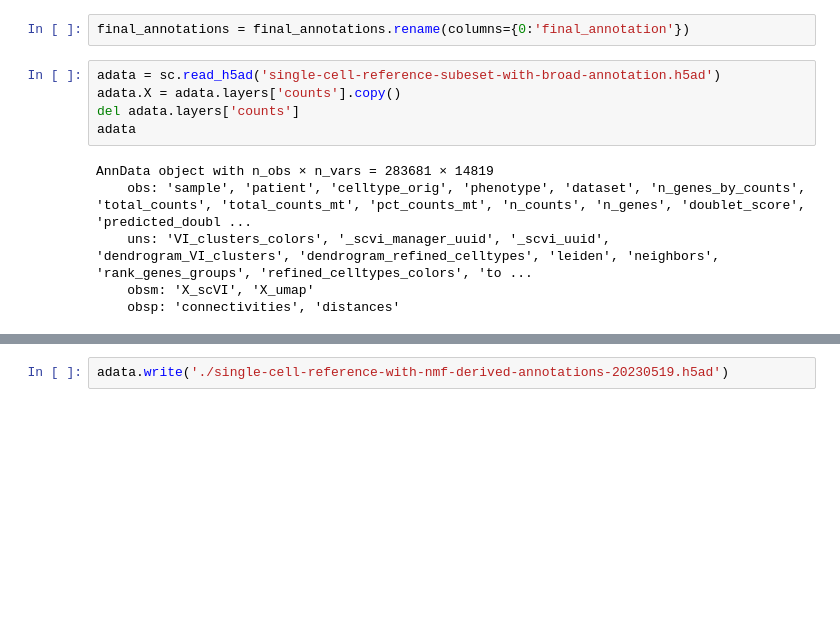
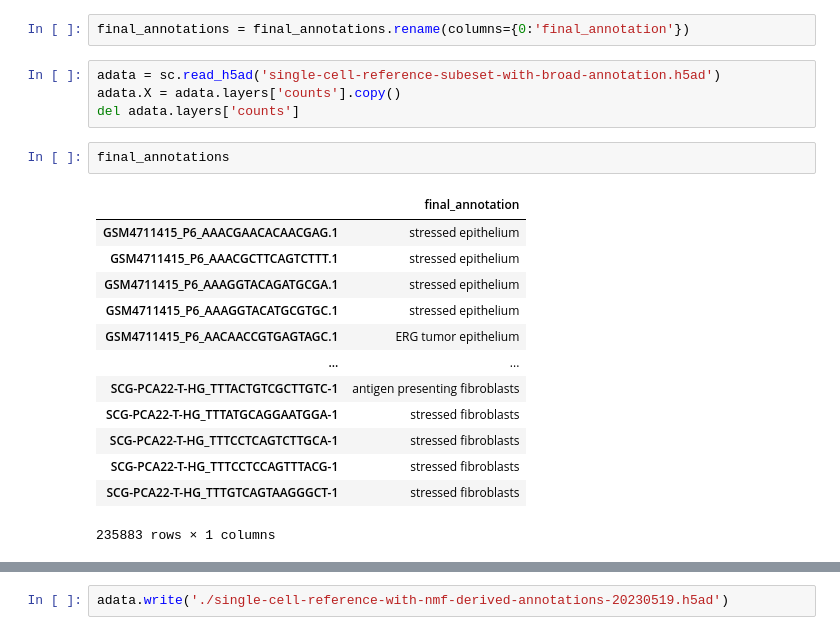
Before and after one commit to akiviaho/spatial, a Jupyter notebook: notebooks/single-cell-annotation-from-nmf.ipynb, the cells around one changed output, grey strips where cells are left out. Drawn from its saved outputs; the diff is of its cells as text; blank space fills up the shorter version.

```diff
--- a/notebooks/single-cell-annotation-from-nmf.ipynb
+++ b/notebooks/single-cell-annotation-from-nmf.ipynb
@@ -800,10 +723,19 @@ final_annotations = final_annotations.rename(columns={0:'final_annotation'})
 adata = sc.read_h5ad('single-cell-reference-subeset-with-broad-annotation.h5ad')
 adata.X = adata.layers['counts'].copy()
 del adata.layers['counts']
-adata
-# %% [output]
-AnnData object with n_obs × n_vars = 283681 × 14819
-    obs: 'sample', 'patient', 'celltype_orig', 'phenotype', 'dataset', 'n_genes_by_counts', 'total_counts', 'total_counts_mt', 'pct_counts_mt', 'n_counts', 'n_genes', 'doublet_score', 'predicted_doubl ...
-    uns: 'VI_clusters_colors', '_scvi_manager_uuid', '_scvi_uuid', 'dendrogram_VI_clusters', 'dendrogram_refined_celltypes', 'leiden', 'neighbors', 'rank_genes_groups', 'refined_celltypes_colors', 'to ...
-    obsm: 'X_scVI', 'X_umap'
-    obsp: 'connectivities', 'distances'
+# %%
+final_annotations
+# %% [output]
+|  | final_annotation |
+| GSM4711415_P6_AAACGAACACAACGAG.1 | stressed epithelium |
+| GSM4711415_P6_AAACGCTTCAGTCTTT.1 | stressed epithelium |
+| GSM4711415_P6_AAAGGTACAGATGCGA.1 | stressed epithelium |
+| GSM4711415_P6_AAAGGTACATGCGTGC.1 | stressed epithelium |
+| GSM4711415_P6_AACAACCGTGAGTAGC.1 | ERG tumor epithelium |
+| ... | ... |
+| SCG-PCA22-T-HG_TTTACTGTCGCTTGTC-1 | antigen presenting fibroblasts |
+| SCG-PCA22-T-HG_TTTATGCAGGAATGGA-1 | stressed fibroblasts |
+| SCG-PCA22-T-HG_TTTCCTCAGTCTTGCA-1 | stressed fibroblasts |
+| SCG-PCA22-T-HG_TTTCCTCCAGTTTACG-1 | stressed fibroblasts |
+| SCG-PCA22-T-HG_TTTGTCAGTAAGGGCT-1 | stressed fibroblasts |
+235883 rows × 1 columns
```
Also changed, not shown: parts of 39 cells of this notebook, 1 other file.
